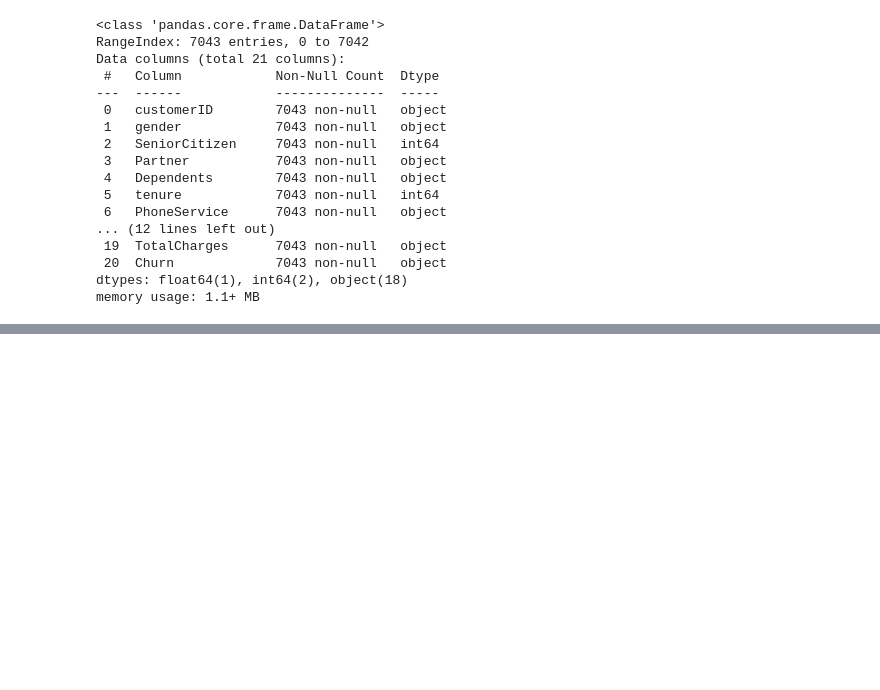
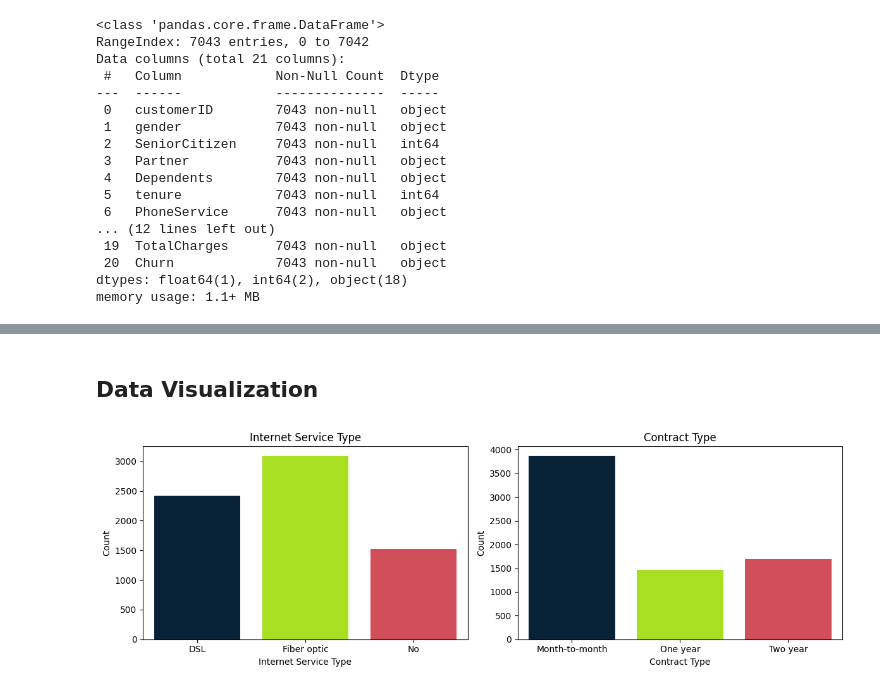
Before and after one commit to zstojkovic00/Random, a Jupyter notebook: telco-customer-chrun.ipynb, the cells around one changed output, grey strips where cells are left out. Drawn from its saved outputs; the diff is of its cells as text; code cells hidden in the pictures; blank space fills up the shorter version.

Commit message:
Implement data visualization pt1

```diff
--- a/telco-customer-chrun.ipynb
+++ b/telco-customer-chrun.ipynb
@@ -59,0 +147,2 @@ memory usage: 1.1+ MB
+# %%
+df['MultipleLines'] = df['MultipleLines'].replace(['No phone service'], 'No')
@@ -59,0 +155,3 @@ memory usage: 1.1+ MB
+# %%
+df['TotalCharges'] = pd.to_numeric(df.TotalCharges, errors='coerce')
+df.isnull().sum()
@@ -59,0 +219,21 @@ memory usage: 1.1+ MB
+# %% [markdown]
+## Data Visualization
+# %%
+fig, axes = plt.subplots(1, 2, figsize=(12, 4))
+
+colors = ["#00233f", "#b5ff00", "#e63946"]
+
+sns.countplot(x='InternetService', data=df, ax=axes[0], hue='InternetService', palette=colors, legend=False)
+axes[0].set_xlabel('Internet Service Type')
+axes[0].set_ylabel('Count')
+axes[0].set_title('Internet Service Type')
+
+sns.countplot(x='Contract', data=df, ax=axes[1], hue='Contract', palette=colors, legend=False)
+axes[1].set_xlabel('Contract Type')
+axes[1].set_ylabel('Count')
+axes[1].set_title('Contract Type')
+
+plt.tight_layout()
+plt.show()
+# %% [output]
+[figure, added]
```
Also changed, not shown: parts of 17 cells of this notebook.
